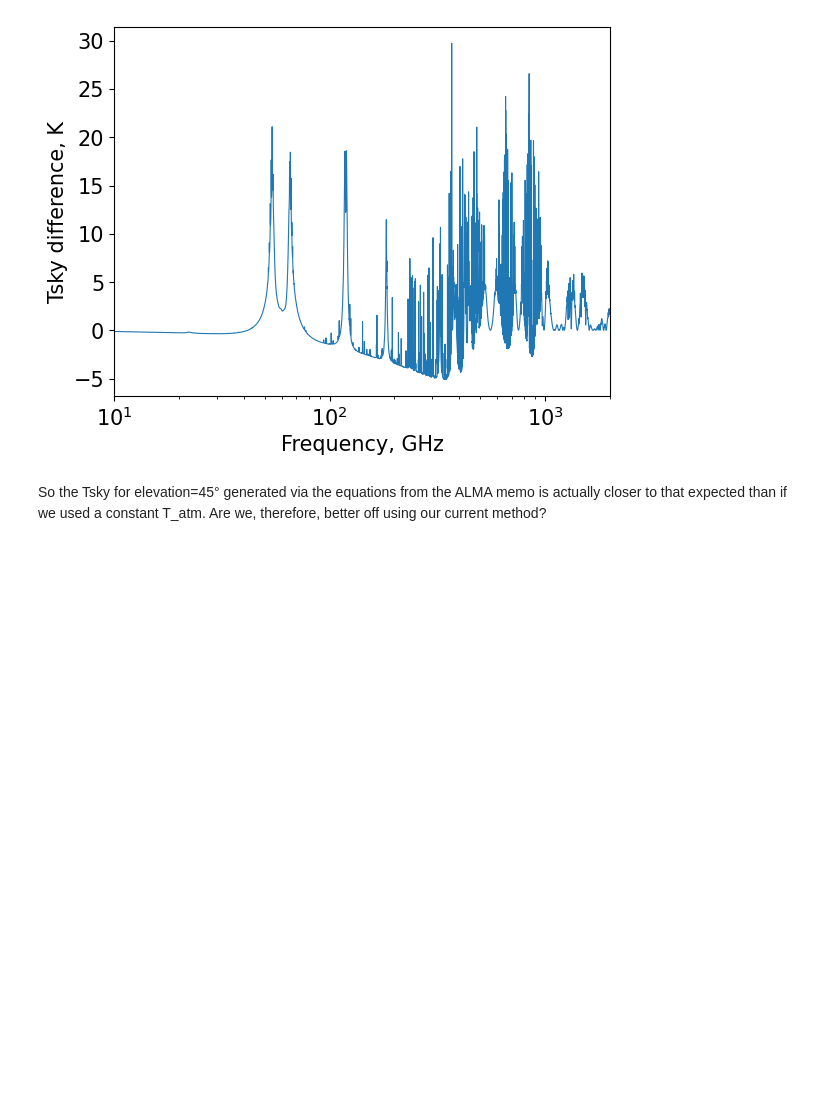
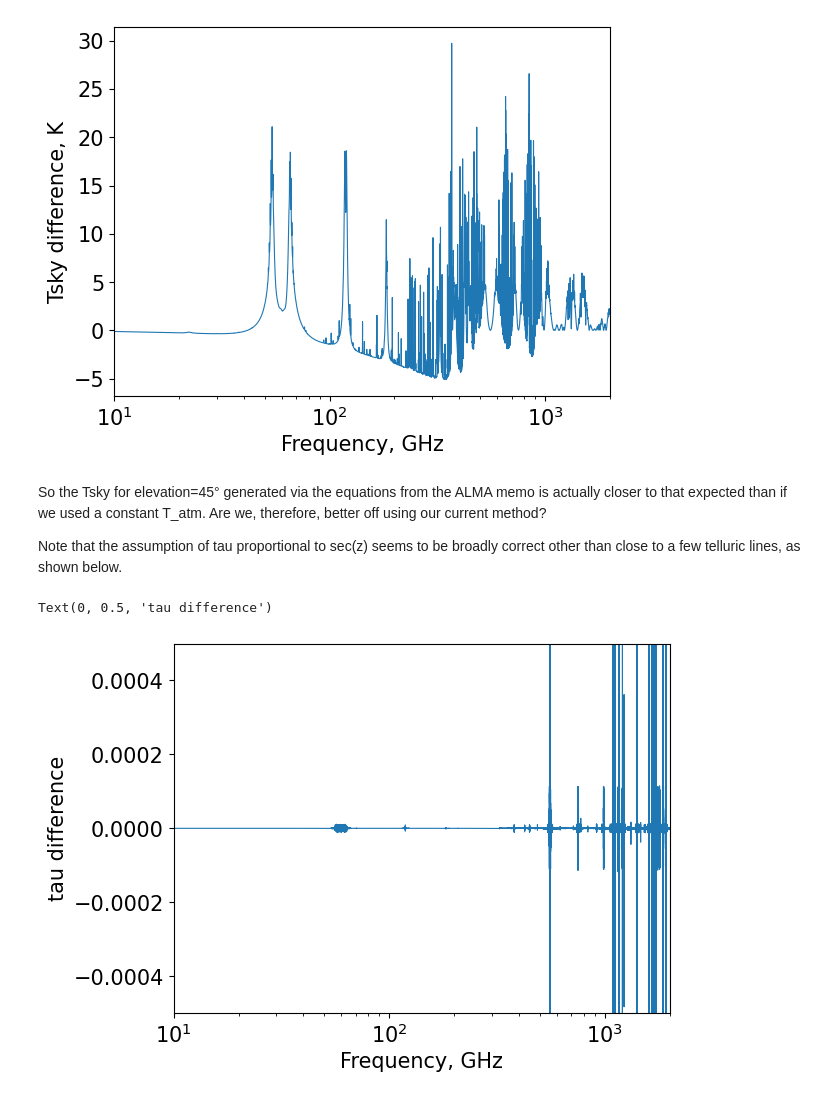
Before and after one commit to astromark/atlast_atmosphere_tests, a Jupyter notebook: atmosphere_tests_amexternal.ipynb, the cells around one changed output. Saved outputs shown, nothing was run; the diff lists cells and outputs as text; code cells hidden in the pictures; blank space fills up the shorter version.

```diff
--- a/atmosphere_tests_amexternal.ipynb
+++ b/atmosphere_tests_amexternal.ipynb
@@ -113,3 +143,16 @@ Text(0, 0.5, 'Tsky difference, K')
 [figure]
 # %% [markdown]
 So the Tsky for elevation=45° generated via the equations from the ALMA memo is actually closer to that expected than if we used a constant T_atm. Are we, therefore, better off using our current method?
+
+Note that the assumption of tau proportional to sec(z) seems to be broadly correct other than close to a few telluric lines, as shown below.
+# %%
+pl.figure()
+pl.plot(freqs, tau-tau45, lw=0.8)
+pl.xscale('log')
+pl.xlim(10,2000)
+pl.ylim(-5e-4,5e-4)
+pl.xlabel('Frequency, GHz')
+pl.ylabel('tau difference')
+# %% [output]
+Text(0, 0.5, 'tau difference')
+[figure, added]
```
Also changed, not shown: parts of 3 cells of this notebook.
